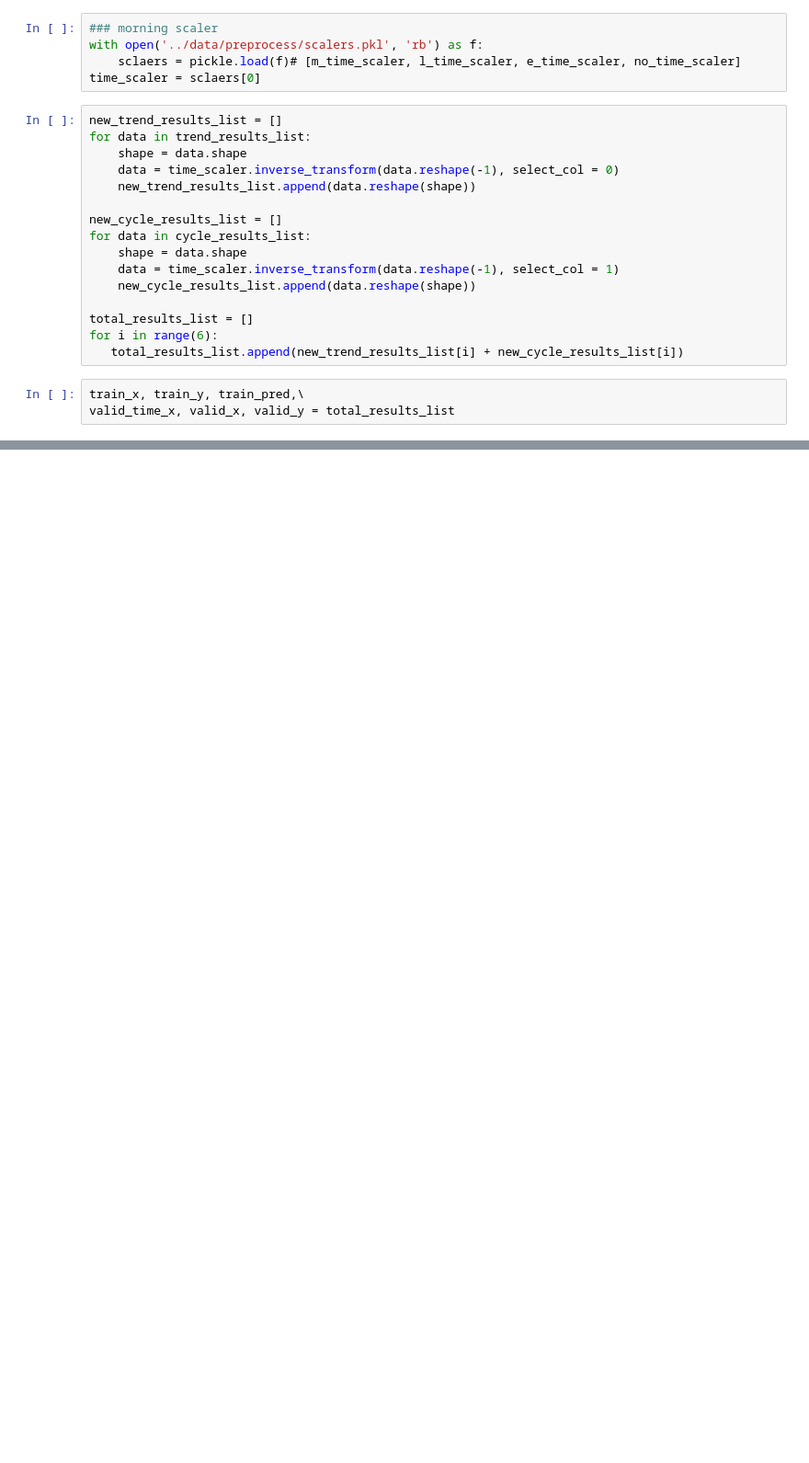
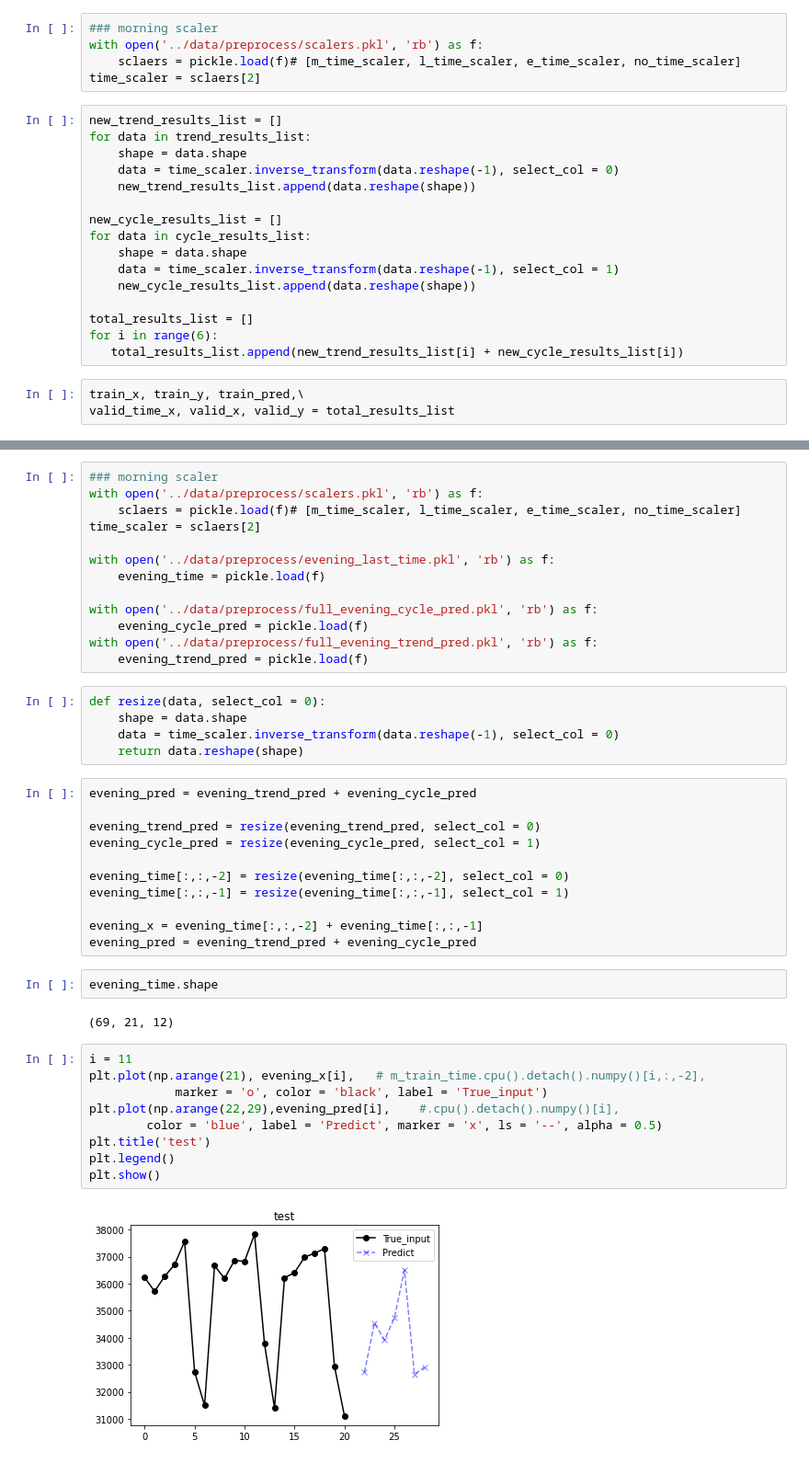
Before and after one commit to deagwon97/fp-ts, a Jupyter notebook: train_evening/total_fp.ipynb, the cells around one changed output, grey strips where cells are left out. Shown at 92% size. Saved outputs shown, nothing was run; the diff lists cells and outputs as text; blank space fills up the shorter version.

```diff
--- a/train_evening/total_fp.ipynb
+++ b/train_evening/total_fp.ipynb
@@ -38,7 +38,7 @@ valid_time_x_trend, valid_x_trend, valid_y_trend = trend_results_list
 ### morning scaler
 with open('../data/preprocess/scalers.pkl', 'rb') as f:
     sclaers = pickle.load(f)# [m_time_scaler, l_time_scaler, e_time_scaler, no_time_scaler]
-time_scaler = sclaers[0]
+time_scaler = sclaers[2]
 # %%
 new_trend_results_list = []
 for data in trend_results_list:
@@ -77,0 +69,44 @@ with open(path + 'e_total_results_list.pkl', 'wb') as f:
+# %%
+### morning scaler
+with open('../data/preprocess/scalers.pkl', 'rb') as f:
+    sclaers = pickle.load(f)# [m_time_scaler, l_time_scaler, e_time_scaler, no_time_scaler]
+time_scaler = sclaers[2]
+
+with open('../data/preprocess/evening_last_time.pkl', 'rb') as f:
+    evening_time = pickle.load(f)
+
+with open('../data/preprocess/full_evening_cycle_pred.pkl', 'rb') as f:
+    evening_cycle_pred = pickle.load(f)
+with open('../data/preprocess/full_evening_trend_pred.pkl', 'rb') as f:
+    evening_trend_pred = pickle.load(f)
+# %%
+def resize(data, select_col = 0):
+    shape = data.shape
+    data = time_scaler.inverse_transform(data.reshape(-1), select_col = 0)
+    return data.reshape(shape)
+# %%
+evening_pred = evening_trend_pred + evening_cycle_pred
+
+evening_trend_pred = resize(evening_trend_pred, select_col = 0)
+evening_cycle_pred = resize(evening_cycle_pred, select_col = 1)
+
+evening_time[:,:,-2] = resize(evening_time[:,:,-2], select_col = 0)
+evening_time[:,:,-1] = resize(evening_time[:,:,-1], select_col = 1)
+
+evening_x = evening_time[:,:,-2] + evening_time[:,:,-1]
+evening_pred = evening_trend_pred + evening_cycle_pred
+# %%
+evening_time.shape
+# %% [output]
+(69, 21, 12)
+# %%
+i = 11
+plt.plot(np.arange(21), evening_x[i],   # m_train_time.cpu().detach().numpy()[i,:,-2],
+            marker = 'o', color = 'black', label = 'True_input')
+plt.plot(np.arange(22,29),evening_pred[i],    #.cpu().detach().numpy()[i],
+        color = 'blue', label = 'Predict', marker = 'x', ls = '--', alpha = 0.5)
+plt.title('test')
+plt.legend()
+plt.show()
+# %% [output]
+[figure, added]
```
Also changed, not shown: parts of 2 cells of this notebook, 17 other files.
